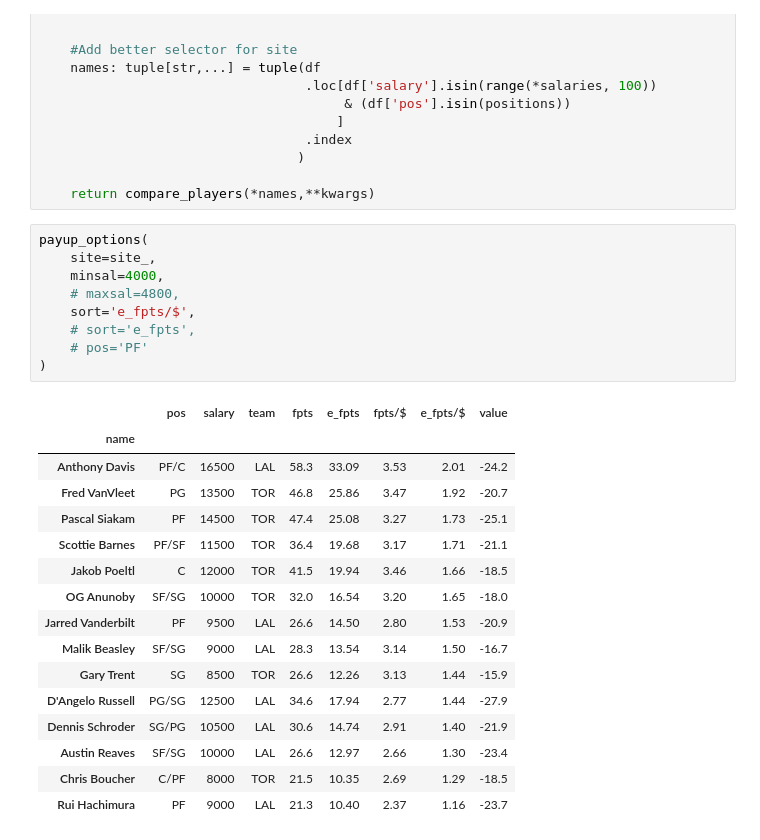
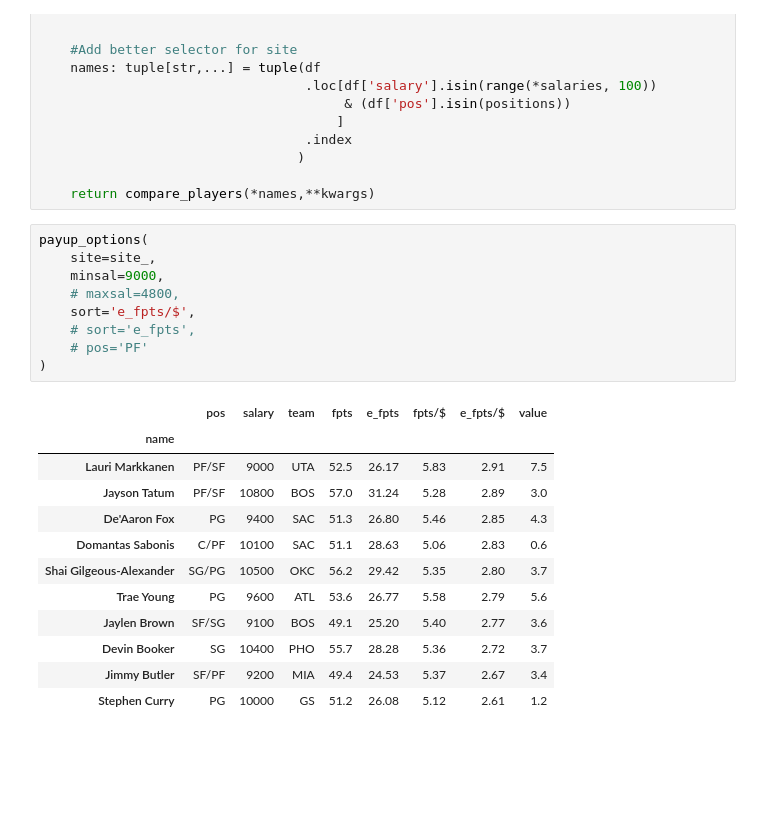
Before and after one commit to jackdegen/nba-demo, a Jupyter notebook: src/props-scraper.ipynb, the cells around one changed output. Drawn from its saved outputs; the diff is of its cells as text; blank space fills up the shorter version.

```diff
--- a/src/props-scraper.ipynb
+++ b/src/props-scraper.ipynb
@@ -567,26 +571,22 @@ def payup_options(**kwargs):
 # %%
 payup_options(
     site=site_,
-    minsal=4000,
+    minsal=9000,
     # maxsal=4800,
     sort='e_fpts/$',
     # sort='e_fpts',
     # pos='PF'
 )
 # %% [output]
 |  | pos | salary | team | fpts | e_fpts | fpts/$ | e_fpts/$ | value |
 | name |  |  |  |  |  |  |  |  |
-| Anthony Davis | PF/C | 16500 | LAL | 58.3 | 33.09 | 3.53 | 2.01 | -24.2 |
-| Fred VanVleet | PG | 13500 | TOR | 46.8 | 25.86 | 3.47 | 1.92 | -20.7 |
-| Pascal Siakam | PF | 14500 | TOR | 47.4 | 25.08 | 3.27 | 1.73 | -25.1 |
-| Scottie Barnes | PF/SF | 11500 | TOR | 36.4 | 19.68 | 3.17 | 1.71 | -21.1 |
-| Jakob Poeltl | C | 12000 | TOR | 41.5 | 19.94 | 3.46 | 1.66 | -18.5 |
-| OG Anunoby | SF/SG | 10000 | TOR | 32.0 | 16.54 | 3.20 | 1.65 | -18.0 |
-| Jarred Vanderbilt | PF | 9500 | LAL | 26.6 | 14.50 | 2.80 | 1.53 | -20.9 |
-| Malik Beasley | SF/SG | 9000 | LAL | 28.3 | 13.54 | 3.14 | 1.50 | -16.7 |
-| Gary Trent | SG | 8500 | TOR | 26.6 | 12.26 | 3.13 | 1.44 | -15.9 |
-| D'Angelo Russell | PG/SG | 12500 | LAL | 34.6 | 17.94 | 2.77 | 1.44 | -27.9 |
-| Dennis Schroder | SG/PG | 10500 | LAL | 30.6 | 14.74 | 2.91 | 1.40 | -21.9 |
-| Austin Reaves | SF/SG | 10000 | LAL | 26.6 | 12.97 | 2.66 | 1.30 | -23.4 |
-| Chris Boucher | C/PF | 8000 | TOR | 21.5 | 10.35 | 2.69 | 1.29 | -18.5 |
-| Rui Hachimura | PF | 9000 | LAL | 21.3 | 10.40 | 2.37 | 1.16 | -23.7 |
+| Lauri Markkanen | PF/SF | 9000 | UTA | 52.5 | 26.17 | 5.83 | 2.91 | 7.5 |
+| Jayson Tatum | PF/SF | 10800 | BOS | 57.0 | 31.24 | 5.28 | 2.89 | 3.0 |
+| De'Aaron Fox | PG | 9400 | SAC | 51.3 | 26.80 | 5.46 | 2.85 | 4.3 |
+| Domantas Sabonis | C/PF | 10100 | SAC | 51.1 | 28.63 | 5.06 | 2.83 | 0.6 |
+| Shai Gilgeous-Alexander | SG/PG | 10500 | OKC | 56.2 | 29.42 | 5.35 | 2.80 | 3.7 |
+| Trae Young | PG | 9600 | ATL | 53.6 | 26.77 | 5.58 | 2.79 | 5.6 |
+| Jaylen Brown | SF/SG | 9100 | BOS | 49.1 | 25.20 | 5.40 | 2.77 | 3.6 |
+| Devin Booker | SG | 10400 | PHO | 55.7 | 28.28 | 5.36 | 2.72 | 3.7 |
+| Jimmy Butler | SF/PF | 9200 | MIA | 49.4 | 24.53 | 5.37 | 2.67 | 3.4 |
+| Stephen Curry | PG | 10000 | GS | 51.2 | 26.08 | 5.12 | 2.61 | 1.2 |
```
Also changed, not shown: parts of 4 cells of this notebook, 10 other files.
